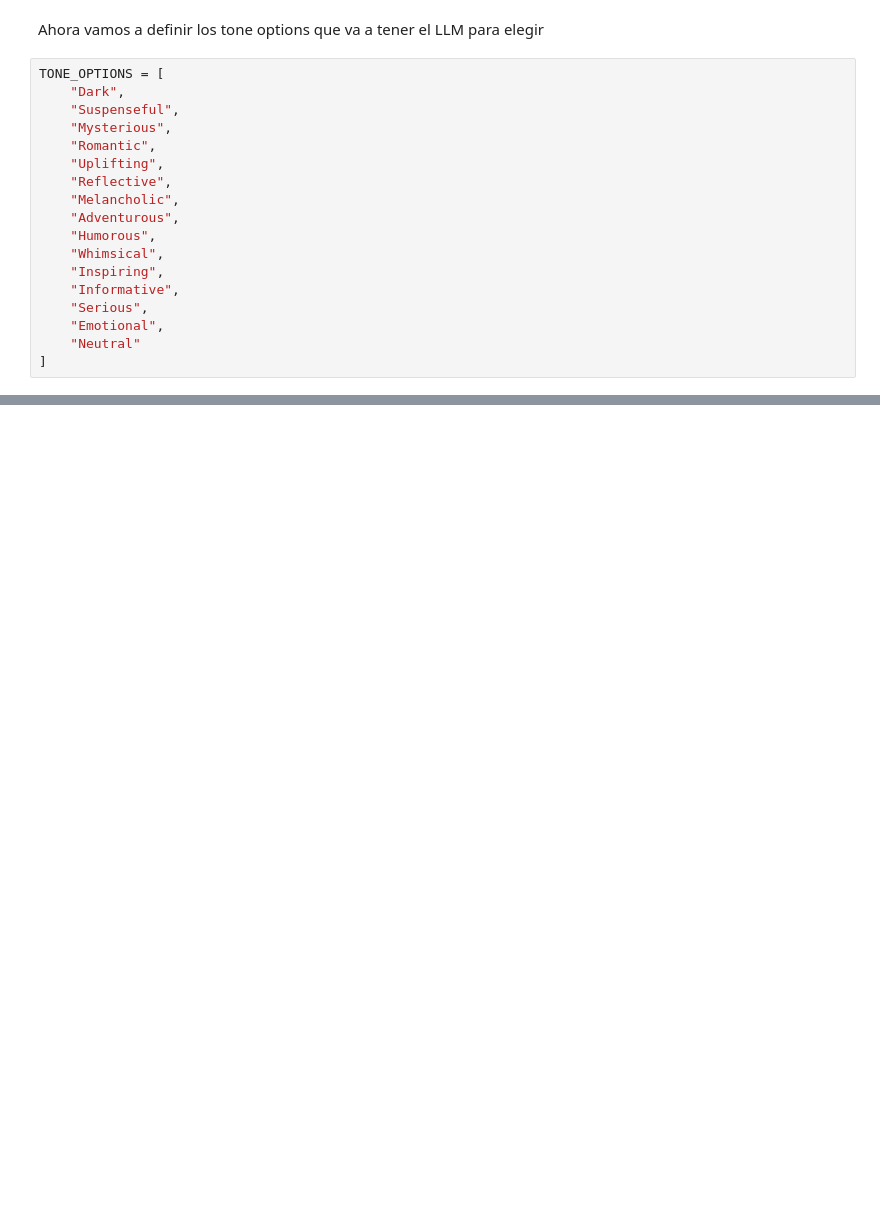
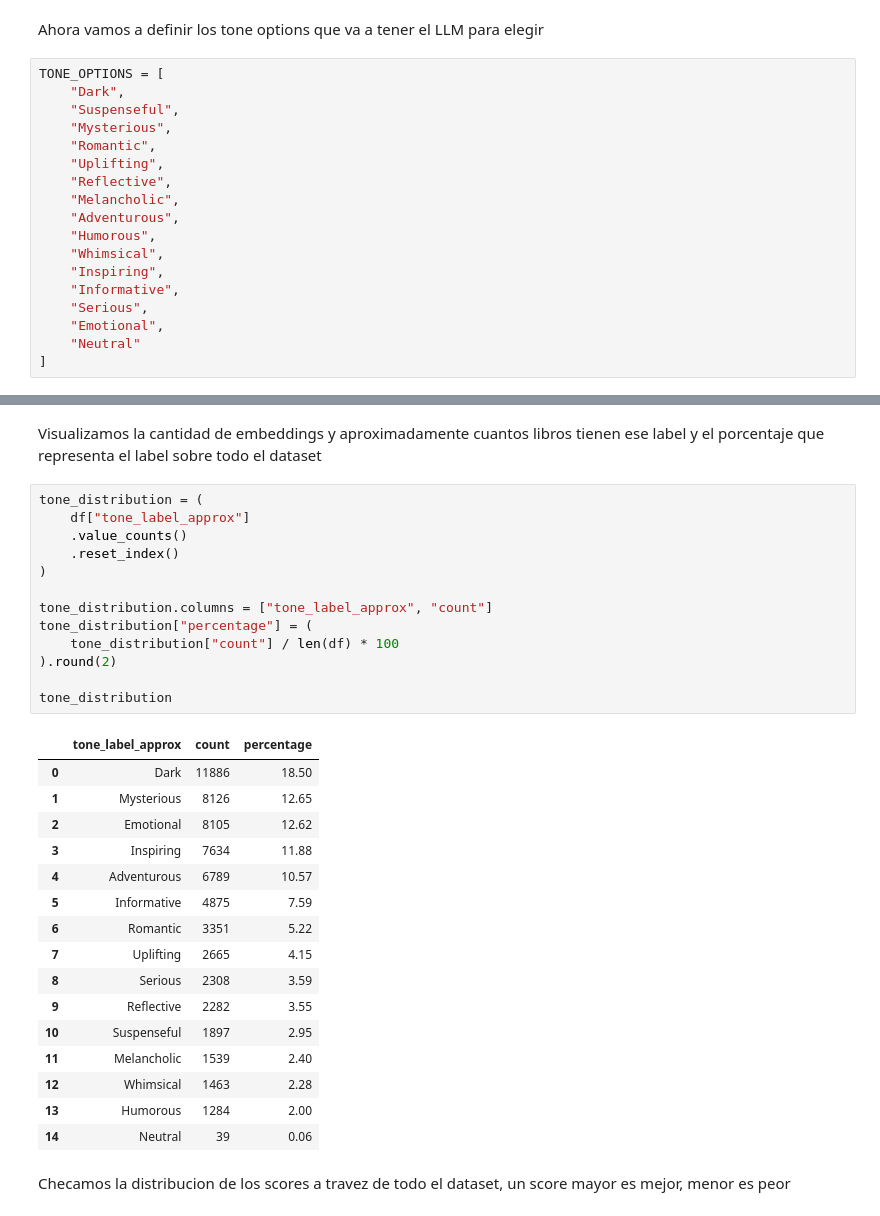
Before and after one commit to HiramZ04/Cal-State-UMAP_Clustering, a Jupyter notebook: Final_Notebook.ipynb, the cells around one changed output, grey strips where cells are left out. Drawn from its saved outputs; the diff is of its cells as text; blank space fills up the shorter version.

```diff
--- a/Final_Notebook.ipynb
+++ b/Final_Notebook.ipynb
@@ -429,0 +690,34 @@ TONE_OPTIONS = [
+# %% [markdown]
+Visualizamos la cantidad de embeddings y aproximadamente cuantos libros tienen ese label y el porcentaje que representa el label sobre todo el dataset
+# %%
+tone_distribution = (
+    df["tone_label_approx"]
+    .value_counts()
+    .reset_index()
+)
+
+tone_distribution.columns = ["tone_label_approx", "count"]
+tone_distribution["percentage"] = (
+    tone_distribution["count"] / len(df) * 100
+).round(2)
+
+tone_distribution
+# %% [output]
+|  | tone_label_approx | count | percentage |
+| 0 | Dark | 11886 | 18.50 |
+| 1 | Mysterious | 8126 | 12.65 |
+| 2 | Emotional | 8105 | 12.62 |
+| 3 | Inspiring | 7634 | 11.88 |
+| 4 | Adventurous | 6789 | 10.57 |
+| 5 | Informative | 4875 | 7.59 |
+| 6 | Romantic | 3351 | 5.22 |
+| 7 | Uplifting | 2665 | 4.15 |
+| 8 | Serious | 2308 | 3.59 |
+| 9 | Reflective | 2282 | 3.55 |
+| 10 | Suspenseful | 1897 | 2.95 |
+| 11 | Melancholic | 1539 | 2.40 |
+| 12 | Whimsical | 1463 | 2.28 |
+| 13 | Humorous | 1284 | 2.00 |
+| 14 | Neutral | 39 | 0.06 |
+# %% [markdown]
+Checamos la distribucion de los scores a travez de todo el dataset, un score mayor es mejor, menor es peor
```
Also changed, not shown: parts of 56 cells of this notebook, 4 other files.
